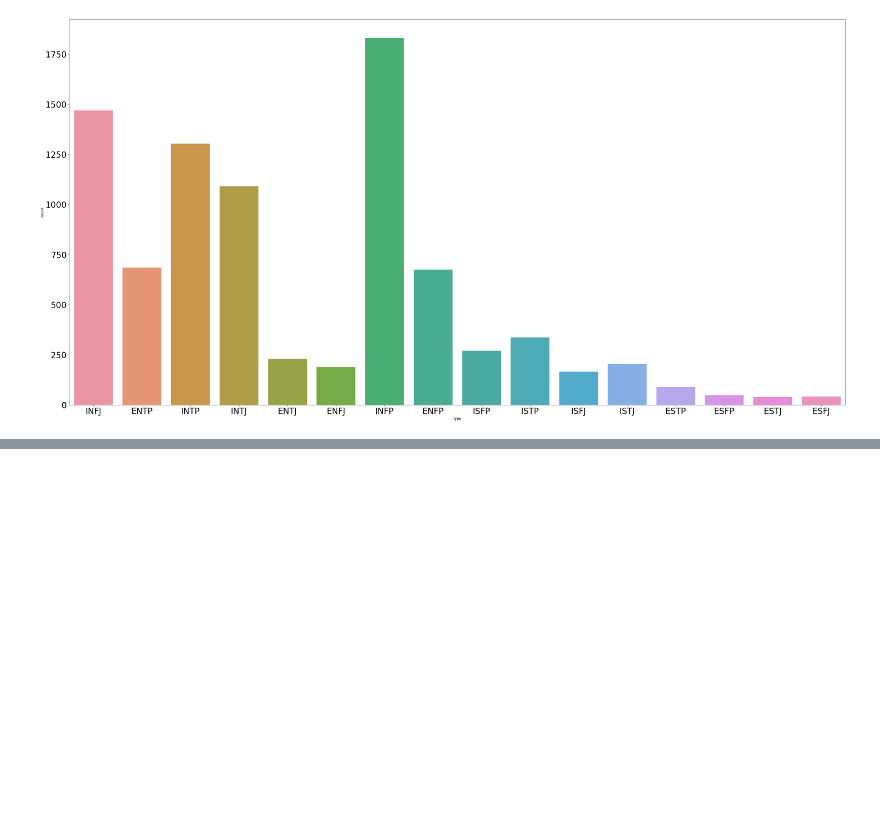
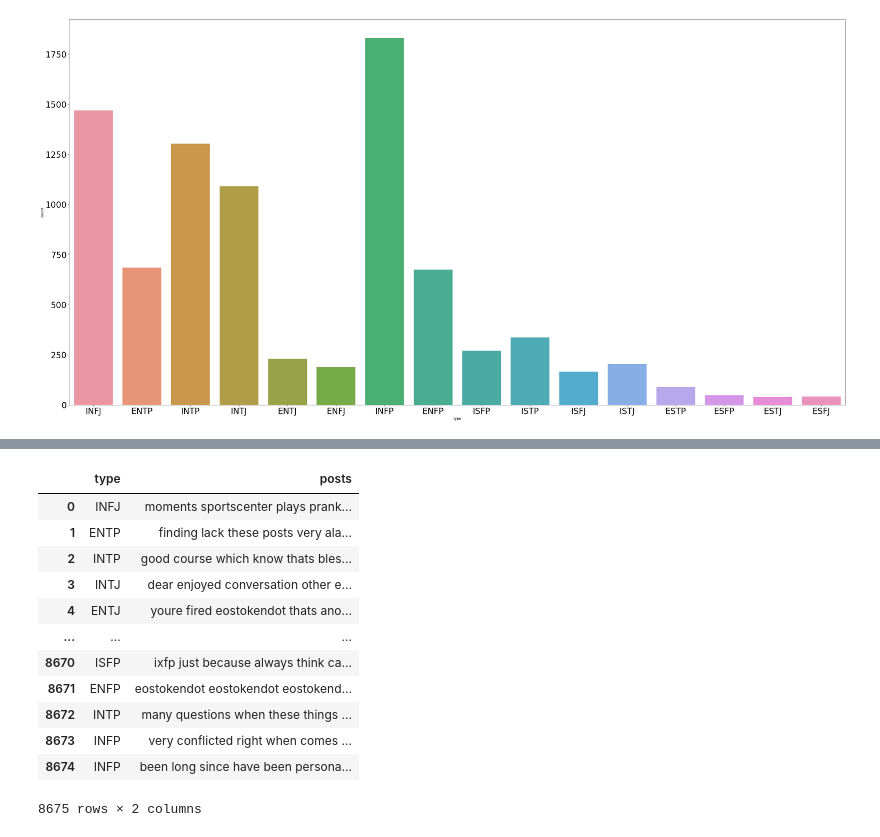
Before and after one commit to KangInyeong/2022AITermProject, a Jupyter notebook: mbti_classification.ipynb, the cells around one changed output, grey strips where cells are left out. Cells and saved outputs as stored; diff of their text form; code cells hidden in the pictures; blank space fills up the shorter version.

Commit message:
mbti data preprocessing

```diff
--- a/mbti_classification.ipynb
+++ b/mbti_classification.ipynb
@@ -173,0 +70,53 @@ sns.countplot(data=data, x='type')
+# %%
+def preprocess_text(df):
+    #Remove links
+    df["posts"] = df["posts"].apply(lambda x: re.sub(r'https?:\/\/.*?[\s+]', '', x.replace("|"," ") + " "))
+
+    #Keep the End Of Sentence characters
+    df["posts"] = df["posts"].apply(lambda x: re.sub(r'\.', ' EOSTokenDot ', x + " "))
+    df["posts"] = df["posts"].apply(lambda x: re.sub(r'\?', ' EOSTokenQuest ', x + " "))
+    df["posts"] = df["posts"].apply(lambda x: re.sub(r'!', ' EOSTokenExs ', x + " "))
+
+    #Strip Punctation
+    df["posts"] = df["posts"].apply(lambda x: re.sub(r'[\.+]', ".",x))
+
+    #Remove multiple fullstops
+    df["posts"] = df["posts"].apply(lambda x: re.sub(r'[^\w\s]','',x))
+
+    #Remove Non-words
+    df["posts"] = df["posts"].apply(lambda x: re.sub(r'[^a-zA-Z\s]','',x))
+
+    #Convert posts to lowercase
+    df["posts"] = df["posts"].apply(lambda x: x.lower())
+
+    #Remove multiple letter repeating words
+    df["posts"] = df["posts"].apply(lambda x: re.sub(r'([a-z])\1{2,}[\s|\w]*','',x))
+
+    #Remove very short or long words
+    df["posts"] = df["posts"].apply(lambda x: re.sub(r'(\b\w{0,3})?\b','',x))
+    df["posts"] = df["posts"].apply(lambda x: re.sub(r'(\b\w{30,1000})?\b','',x))
+
+    #Remove MBTI Personality Words - crucial in order to get valid model accuracy estimation for unseen data.
+    pers_types = ['INFP' ,'INFJ', 'INTP', 'INTJ', 'ENTP', 'ENFP', 'ISTP' ,'ISFP' ,'ENTJ', 'ISTJ','ENFJ', 'ISFJ' ,'ESTP', 'ESFP' ,'ESFJ' ,'ESTJ']
+    pers_types = [p.lower() for p in pers_types]
+    p = re.compile("(" + "|".join(pers_types) + ")")
+    df["posts"] = df["posts"].apply(lambda x: re.sub(p,'',x))
+
+    return df
+# %%
+new_df = preprocess_text(data)
+new_df
+# %% [output]
+|  | type | posts |
+| 0 | INFJ | moments sportscenter plays prank... |
+| 1 | ENTP | finding lack these posts very ala... |
+| 2 | INTP | good course which know thats bles... |
+| 3 | INTJ | dear enjoyed conversation other e... |
+| 4 | ENTJ | youre fired eostokendot thats ano... |
+| ... | ... | ... |
+| 8670 | ISFP | ixfp just because always think ca... |
+| 8671 | ENFP | eostokendot eostokendot eostokend... |
+| 8672 | INTP | many questions when these things ... |
+| 8673 | INFP | very conflicted right when comes ... |
+| 8674 | INFP | been long since have been persona... |
+8675 rows × 2 columns
```
Also changed, not shown: parts of 12 cells of this notebook.
